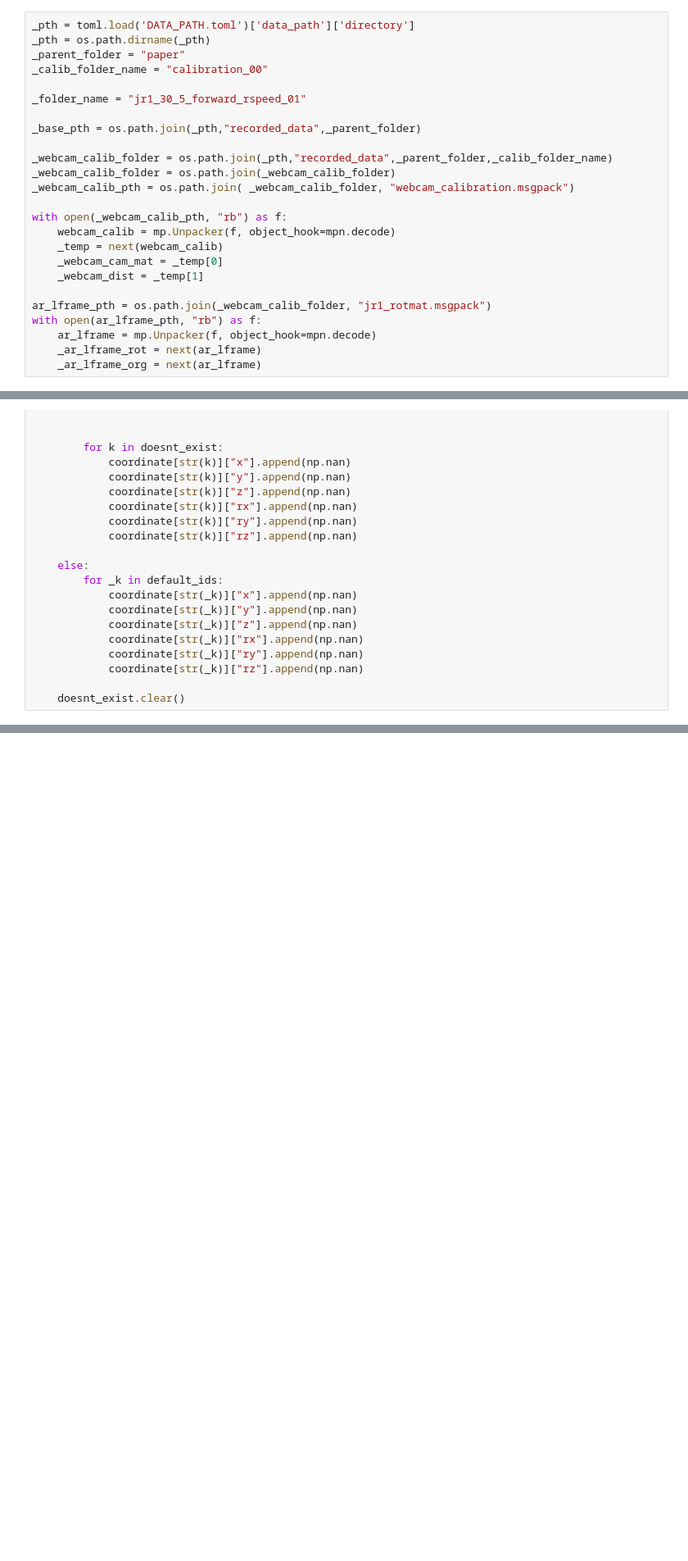
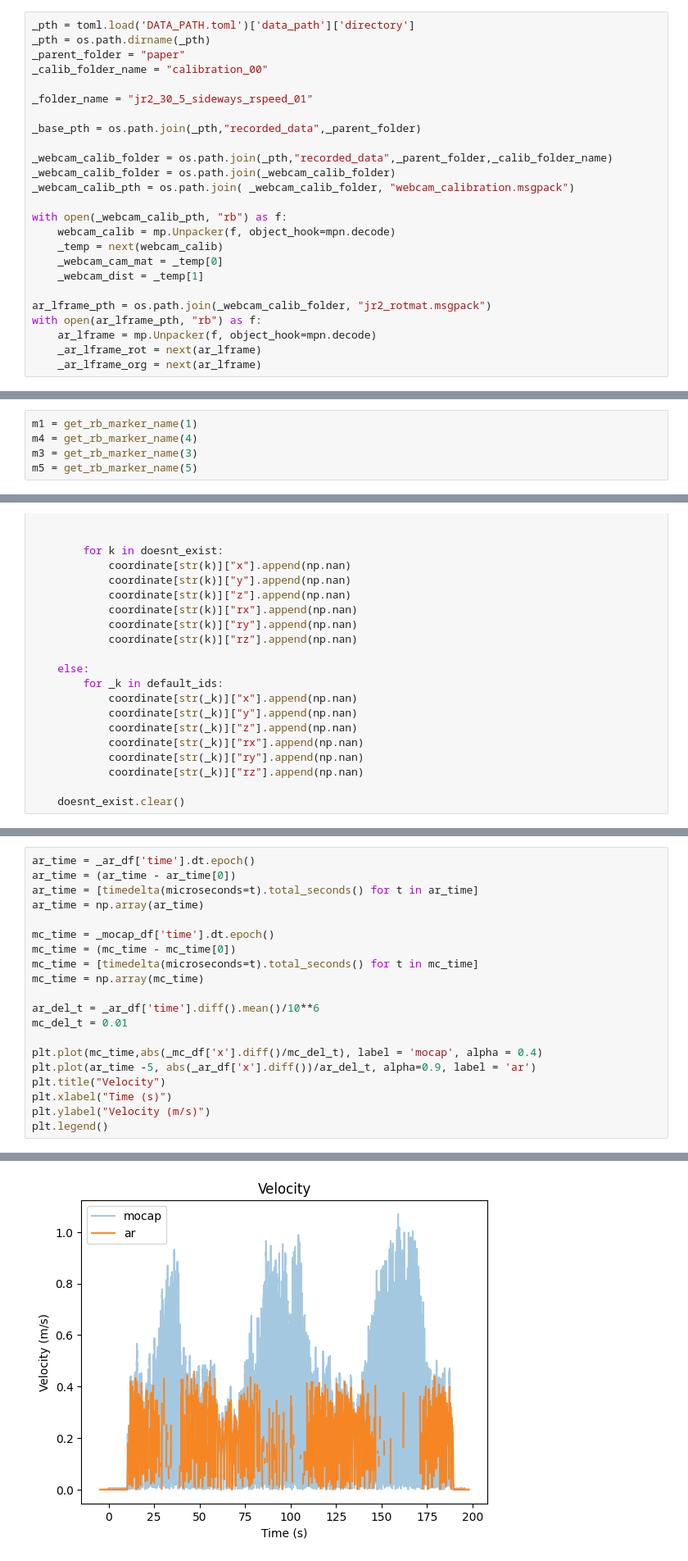
Before and after one commit to SujithChristopher/armbo, a Jupyter notebook: speed_bins/getting_bins.ipynb, the cells around one changed output, grey strips where cells are left out. Shown at 82% size. Saved outputs shown, nothing was run; the diff lists cells and outputs as text; blank space fills up the shorter version.

```diff
--- a/speed_bins/getting_bins.ipynb
+++ b/speed_bins/getting_bins.ipynb
@@ -37,7 +37,7 @@ _pth = os.path.dirname(_pth)
 _parent_folder = "paper"
 _calib_folder_name = "calibration_00"
 
-_folder_name = "jr1_30_5_forward_rspeed_01"
+_folder_name = "jr2_30_5_sideways_rspeed_01"
 
 _base_pth = os.path.join(_pth,"recorded_data",_parent_folder)
 
@@ -51,7 +51,7 @@ with open(_webcam_calib_pth, "rb") as f:
     _webcam_cam_mat = _temp[0]
     _webcam_dist = _temp[1]
 
-ar_lframe_pth = os.path.join(_webcam_calib_folder, "jr1_rotmat.msgpack")
+ar_lframe_pth = os.path.join(_webcam_calib_folder, "jr2_rotmat.msgpack")
 with open(ar_lframe_pth, "rb") as f:
     ar_lframe = mp.Unpacker(f, object_hook=mpn.decode)
     _ar_lframe_rot = next(ar_lframe)
@@ -64,0 +61,5 @@ _zm = get_rb_marker_name(4)
+# %%
+m1 = get_rb_marker_name(1)
+m4 = get_rb_marker_name(4)
+m3 = get_rb_marker_name(3)
+m5 = get_rb_marker_name(5)
@@ -269,0 +288,21 @@ plt.plot(_mc_df["time"], _mc_df["y"], label="x")
+# %%
+ar_time = _ar_df['time'].dt.epoch()
+ar_time = (ar_time - ar_time[0])
+ar_time = [timedelta(microseconds=t).total_seconds() for t in ar_time]
+ar_time = np.array(ar_time)
+
+mc_time = _mocap_df['time'].dt.epoch()
+mc_time = (mc_time - mc_time[0])
+mc_time = [timedelta(microseconds=t).total_seconds() for t in mc_time]
+mc_time = np.array(mc_time)
+
+ar_del_t = _ar_df['time'].diff().mean()/10**6
+mc_del_t = 0.01
+
+plt.plot(mc_time,abs(_mc_df['x'].diff()/mc_del_t), label = 'mocap', alpha = 0.4)
+plt.plot(ar_time -5, abs(_ar_df['x'].diff())/ar_del_t, alpha=0.9, label = 'ar')
+plt.title("Velocity")
+plt.xlabel("Time (s)")
+plt.ylabel("Velocity (m/s)")
+plt.legend()
+# %% [output]
@@ -269,0 +310 @@ plt.plot(_mc_df["time"], _mc_df["y"], label="x")
+[figure, added]
```
Also changed, not shown: parts of 22 cells of this notebook, 5 other files.
